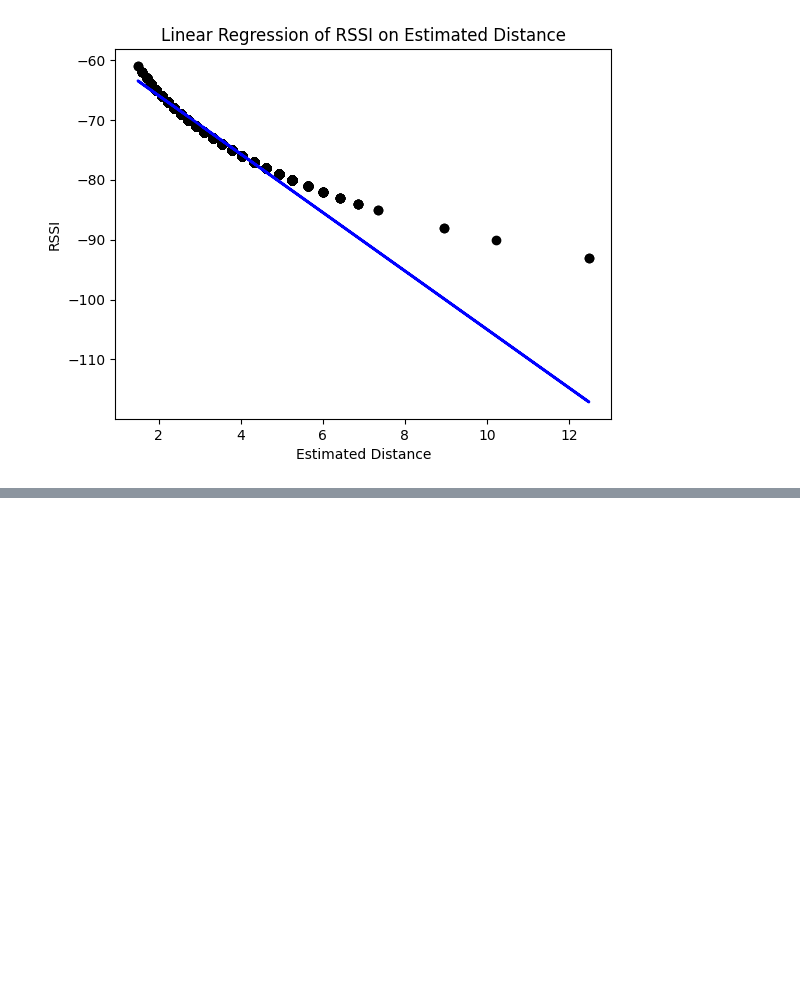
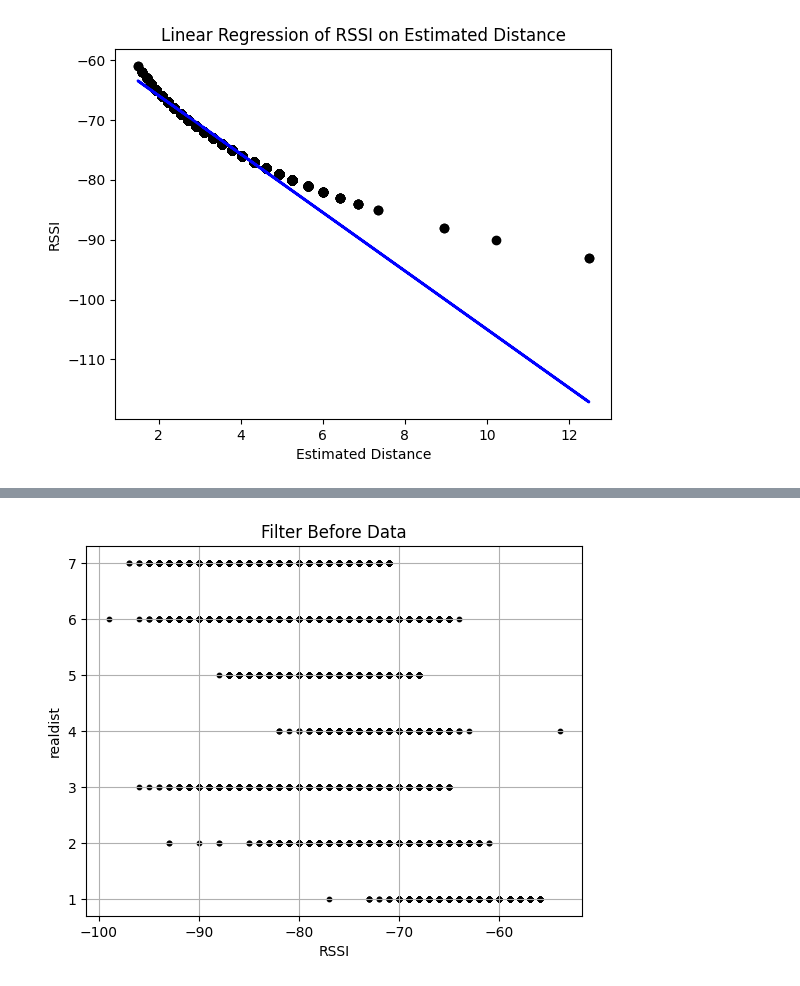
Before and after one commit to sanchaehwa/RSSI_Speed_Estimation, a Jupyter notebook: data_preprocessing.ipynb, the cells around one changed output, grey strips where cells are left out. Saved outputs shown, nothing was run; the diff lists cells and outputs as text; code cells hidden in the pictures; blank space fills up the shorter version.

```diff
--- a/data_preprocessing.ipynb
+++ b/data_preprocessing.ipynb
@@ -176,0 +257,9 @@ Filtered (and zero-padded) RSSI Values: [-63.63642149 -65.23821859 -67.09719527
+# %%
+plt.scatter(t_rssi, t_realdist.values.reshape(-1,1), color='k', s=10)
+plt.title('Filter Before Data')
+plt.xlabel('RSSI')
+plt.ylabel('realdist')
+plt.grid(True)
+plt.show()
+# %% [output]
+[figure, added]
```
Also changed, not shown: parts of 2 cells of this notebook, 5 other files.
